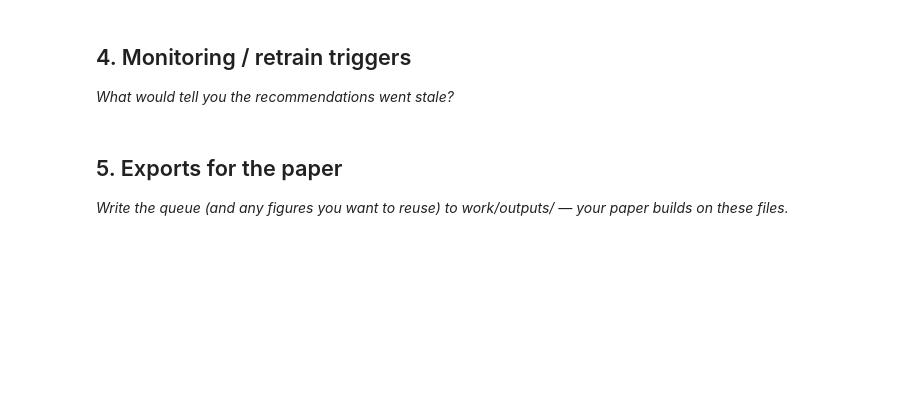
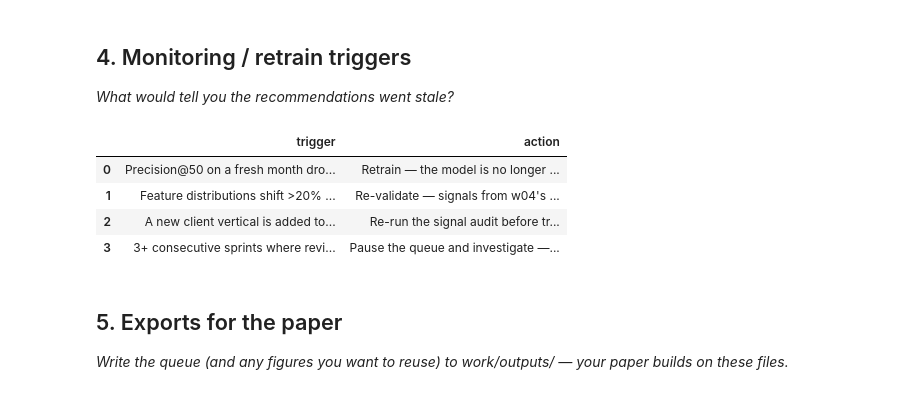
Before and after one commit to hassanqureshi46278-art/flyrank-Internship-ML, a Jupyter notebook: work/notebooks/w07_action_playbook.ipynb, the cells around one changed output. Saved outputs shown, nothing was run; the diff lists cells and outputs as text; code cells hidden in the pictures; blank space fills up the shorter version.

```diff
--- a/work/notebooks/w07_action_playbook.ipynb
+++ b/work/notebooks/w07_action_playbook.ipynb
@@ -37,3 +114,23 @@ This skeleton is yours to fill. Work the sections **in order** — each one has
+# %%
+# This cell is for CODE (numbers, a query, a check).
+# Write your text answer in the cell ABOVE this one — typing sentences here breaks Run All.
+monitoring_triggers = pd.DataFrame([
+    {"trigger": "Precision@50 on a fresh month drops below the Week-4 baseline's rate",
+     "action": "Retrain — the model is no longer beating the honest hand-written rule it was supposed to improve on"},
+    {"trigger": "Feature distributions shift >20% from training month (e.g. median days_since_update)",
+     "action": "Re-validate — signals from w04's bucket checks may no longer hold; rerun the CONFIRMED/OPPOSITE/MIXED tests"},
+    {"trigger": "A new client vertical is added to the portfolio",
+     "action": "Re-run the signal audit before trusting the queue for that vertical — the paper itself notes portfolio patterns don't necessarily generalize across brands"},
+    {"trigger": "3+ consecutive sprints where reviewers reject >50% of top-20 recommendations",
+     "action": "Pause the queue and investigate — either the rule/model has drifted or the reason codes no longer match reviewer judgment"},
+])
+monitoring_triggers
+# %% [output]
+|  | trigger | action |
+| 0 | Precision@50 on a fresh month dro... | Retrain — the model is no longer ... |
+| 1 | Feature distributions shift >20% ... | Re-validate — signals from w04's ... |
+| 2 | A new client vertical is added to... | Re-run the signal audit before tr... |
+| 3 | 3+ consecutive sprints where revi... | Pause the queue and investigate —... |
 # %% [markdown]
 ## 5. Exports for the paper
 
```
Also changed, not shown: parts of 9 cells of this notebook.
